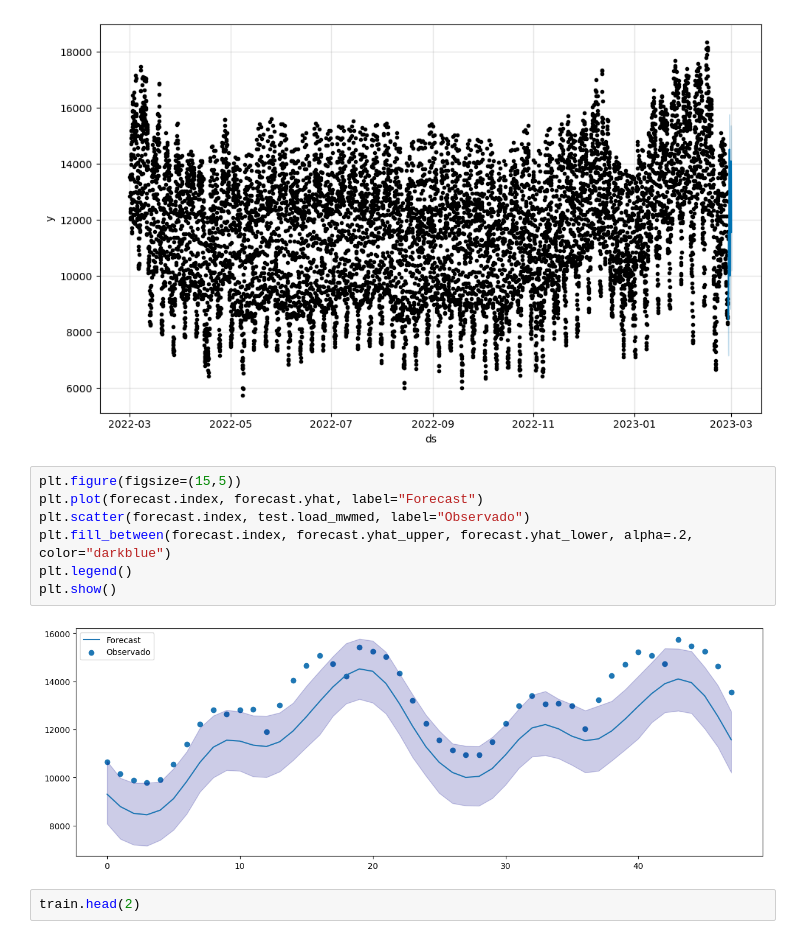
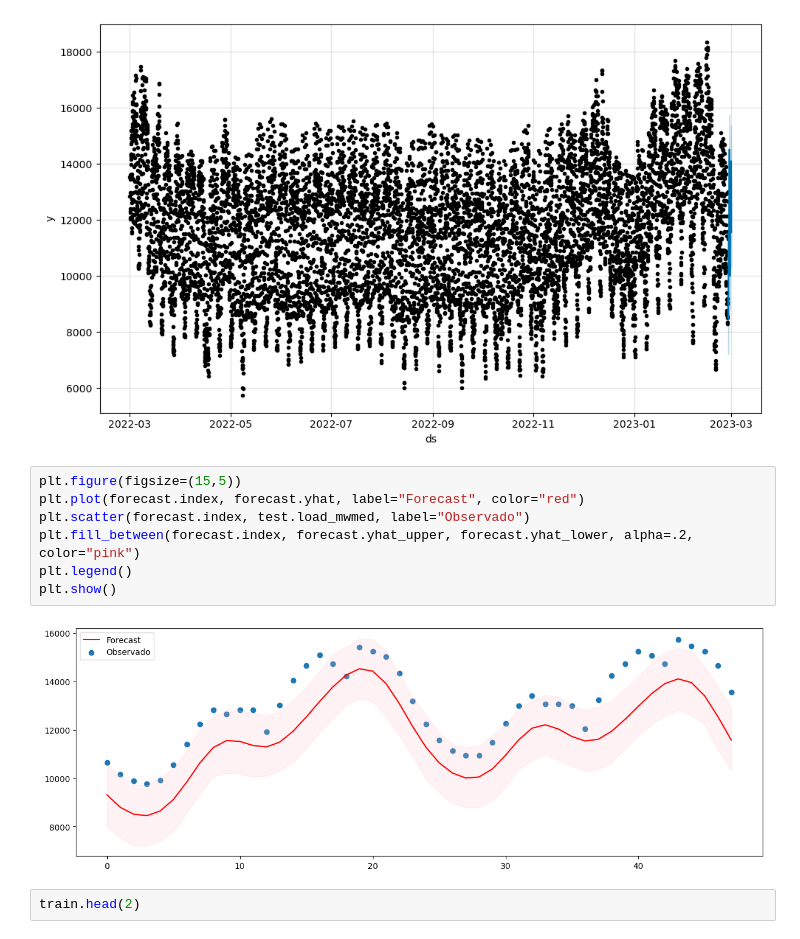
Before and after one commit to matheus-vizzotto/load_forecasting, a Jupyter notebook: src/model_tests.ipynb, the cells around one changed output. Cells and saved outputs as stored; diff of their text form.

```diff
--- a/src/model_tests.ipynb
+++ b/src/model_tests.ipynb
@@ -171,13 +170,13 @@ plt.show()
 [figure]
 # %%
 plt.figure(figsize=(15,5))
-plt.plot(forecast.index, forecast.yhat, label="Forecast")
+plt.plot(forecast.index, forecast.yhat, label="Forecast", color="red")
 plt.scatter(forecast.index, test.load_mwmed, label="Observado")
-plt.fill_between(forecast.index, forecast.yhat_upper, forecast.yhat_lower, alpha=.2, color="darkblue")
+plt.fill_between(forecast.index, forecast.yhat_upper, forecast.yhat_lower, alpha=.2, color="pink")
 plt.legend()
 plt.show()
 # %% [output]
-[figure, old version]
+[figure, new version]
 # %%
 train.head(2)
 # %% [output]
```
Also changed, not shown: parts of 10 cells of this notebook, 1 other file.
